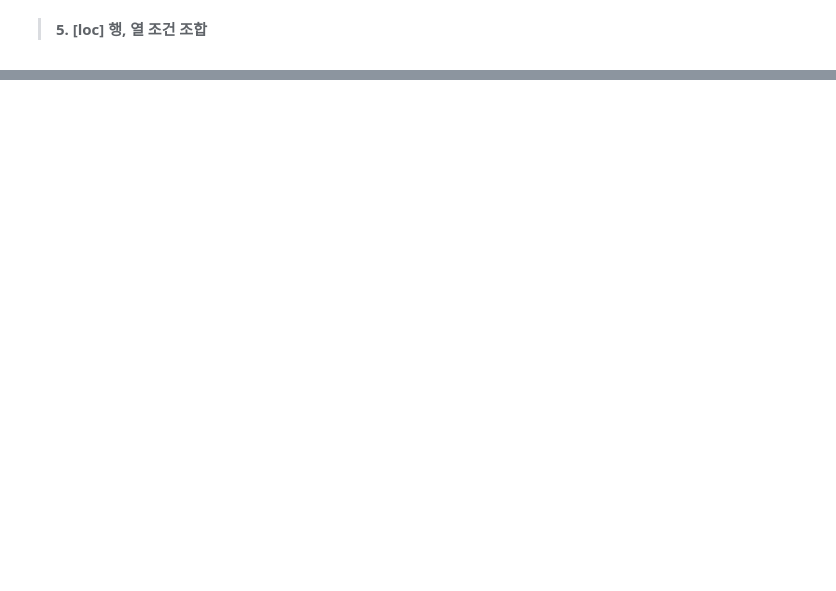
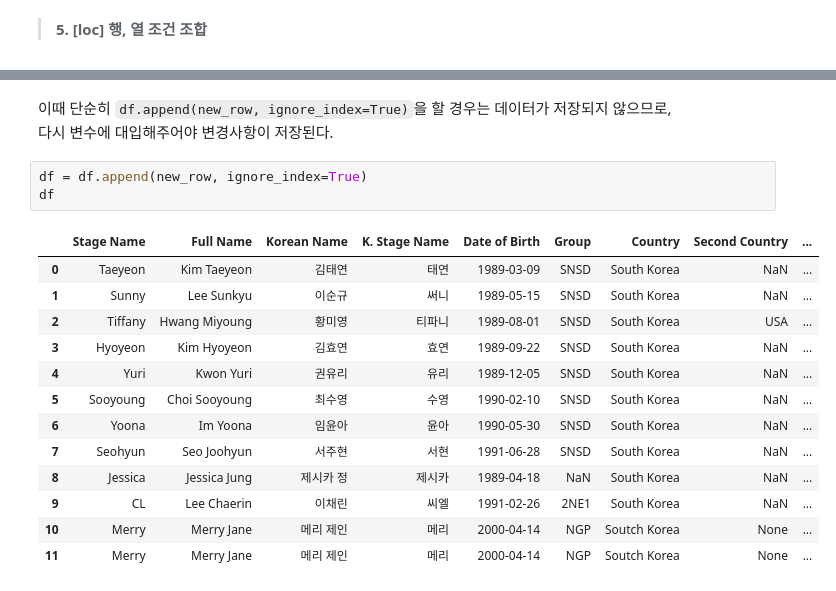
Before and after one commit to Chashoo414/Data_Analysis_Study, a Jupyter notebook: Part2/Part2_Summary_2-2.ipynb, the cells around one changed output, grey strips where cells are left out. Drawn from its saved outputs; the diff is of its cells as text; blank space fills up the shorter version.

```diff
--- a/Part2/Part2_Summary_2-2.ipynb
+++ b/Part2/Part2_Summary_2-2.ipynb
@@ -458,0 +711,20 @@ df.loc[:, ['Korean Name', 'Group']]
+# %% [markdown]
+이때 단순히 `df.append(new_row, ignore_index=True)`을 할 경우는 데이터가 저장되지 않으므로,<br>
+다시 변수에 대입해주어야 변경사항이 저장된다.
+# %%
+df = df.append(new_row, ignore_index=True)
+df
+# %% [output]
+|  | Stage Name | Full Name | Korean Name | K. Stage Name | Date of Birth | Group | Country | Second Country | ... |
+| 0 | Taeyeon | Kim Taeyeon | 김태연 | 태연 | 1989-03-09 | SNSD | South Korea | NaN | ... |
+| 1 | Sunny | Lee Sunkyu | 이순규 | 써니 | 1989-05-15 | SNSD | South Korea | NaN | ... |
+| 2 | Tiffany | Hwang Miyoung | 황미영 | 티파니 | 1989-08-01 | SNSD | South Korea | USA | ... |
+| 3 | Hyoyeon | Kim Hyoyeon | 김효연 | 효연 | 1989-09-22 | SNSD | South Korea | NaN | ... |
+| 4 | Yuri | Kwon Yuri | 권유리 | 유리 | 1989-12-05 | SNSD | South Korea | NaN | ... |
+| 5 | Sooyoung | Choi Sooyoung | 최수영 | 수영 | 1990-02-10 | SNSD | South Korea | NaN | ... |
+| 6 | Yoona | Im Yoona | 임윤아 | 윤아 | 1990-05-30 | SNSD | South Korea | NaN | ... |
+| 7 | Seohyun | Seo Joohyun | 서주현 | 서현 | 1991-06-28 | SNSD | South Korea | NaN | ... |
+| 8 | Jessica | Jessica Jung | 제시카 정 | 제시카 | 1989-04-18 | NaN | South Korea | NaN | ... |
+| 9 | CL | Lee Chaerin | 이채린 | 씨엘 | 1991-02-26 | 2NE1 | South Korea | NaN | ... |
+| 10 | Merry | Merry Jane | 메리 제인 | 메리 | 2000-04-14 | NGP | Soutch Korea | None | ... |
+| 11 | Merry | Merry Jane | 메리 제인 | 메리 | 2000-04-14 | NGP | Soutch Korea | None | ... |
```
Also changed, not shown: parts of 49 cells of this notebook.
